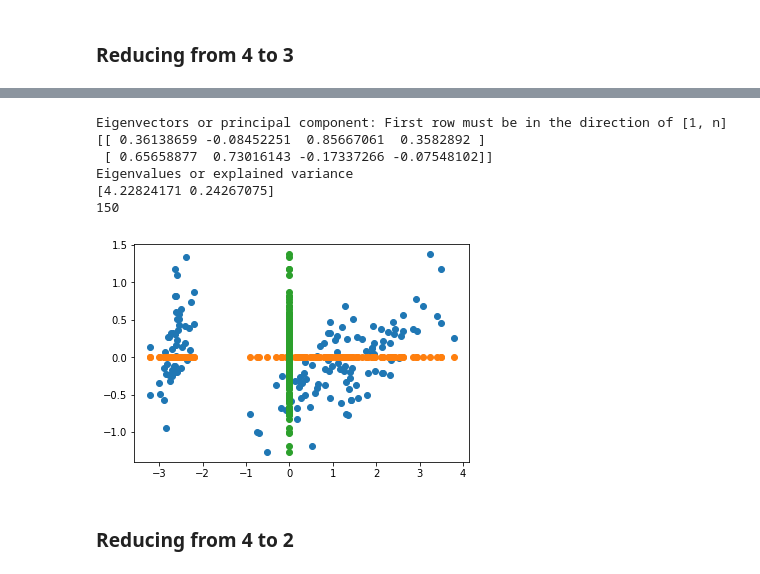
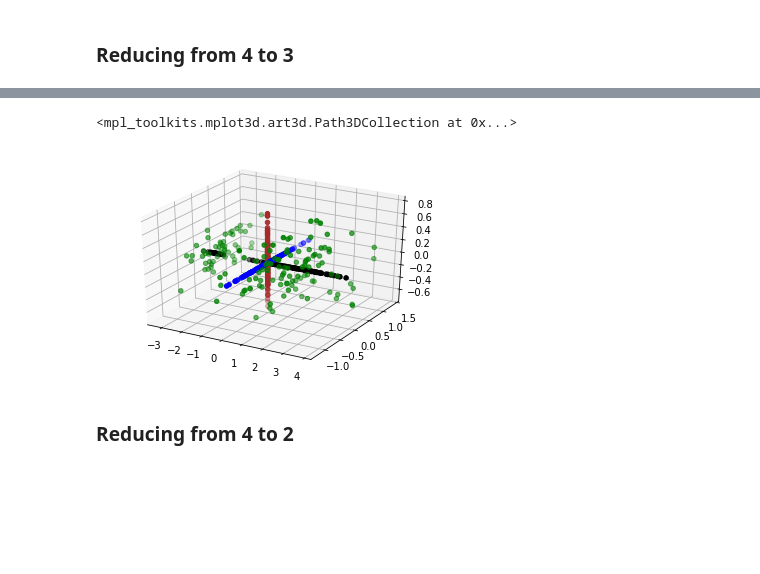
Before and after one commit to Jeelesh2762/ML_CE047, a Jupyter notebook: Lab-6/PCA_Ex_1_2_3.ipynb, the cells around one changed output, grey strips where cells are left out. Drawn from its saved outputs; the diff is of its cells as text; code cells hidden in the pictures; blank space fills up the shorter version.

```diff
--- a/Lab-6/PCA_Ex_1_2_3.ipynb
+++ b/Lab-6/PCA_Ex_1_2_3.ipynb
@@ -38,29 +39,14 @@ print("Recall is: ",recall_score(y_test,y_pred,average="weighted"))
 Precision is:  0.9708333333333333
 Recall is:  0.9666666666666667
-# %%
-# Visualizing in 2D
-import matplotlib.pyplot as plt
-from sklearn import decomposition
-import numpy as np
-pca = decomposition.PCA(n_components=2)
-pca.fit(X)
-X_trns = pca.transform(X)
-print('Eigenvectors or principal component: First row must be in the direction of [1, n]')
-print(pca.components_)
-print('Eigenvalues or explained variance')
-print(pca.explained_variance_)
-plt.scatter(X_trns[:,:1],X_trns[:,1:2])
-plt.scatter(X_trns[:,:1], np.zeros(len(X_trns[:,:1])))
-plt.scatter(np.zeros(len(X_trns[:,1:2])),X_trns[:,1:2])
-print(len(X_trns[:,:1]))
-# %% [output]
-Eigenvectors or principal component: First row must be in the direction of [1, n]
-[[ 0.36138659 -0.08452251  0.85667061  0.3582892 ]
- [ 0.65658877  0.73016143 -0.17337266 -0.07548102]]
-Eigenvalues or explained variance
-[4.22824171 0.24267075]
-150
-[figure, removed]
+# %%
+ax = plt.axes(projection='3d')
+ax.scatter(np.zeros(len(X_trns[:,2])),np.zeros(len(X_trns[:,2])),X_trns[:,2],c="brown")
+ax.scatter(X_trns[:,:1], np.zeros(len(X_trns[:,:1])), np.zeros(len(X_trns[:,:1])),c="black")
+ax.scatter(np.zeros(len(X_trns[:,1:2])),X_trns[:,1:2],np.zeros(len(X_trns[:,1:2])),c="blue")
+ax.scatter(X_trns[:,:1],X_trns[:,1:2],X_trns[:,2],c='g')
+# %% [output]
+<mpl_toolkits.mplot3d.art3d.Path3DCollection at 0x...>
+[figure, added]
 # %% [markdown]
 ### Reducing from 4 to 2
 # %%
```
Also changed, not shown: parts of 1 cell of this notebook.
